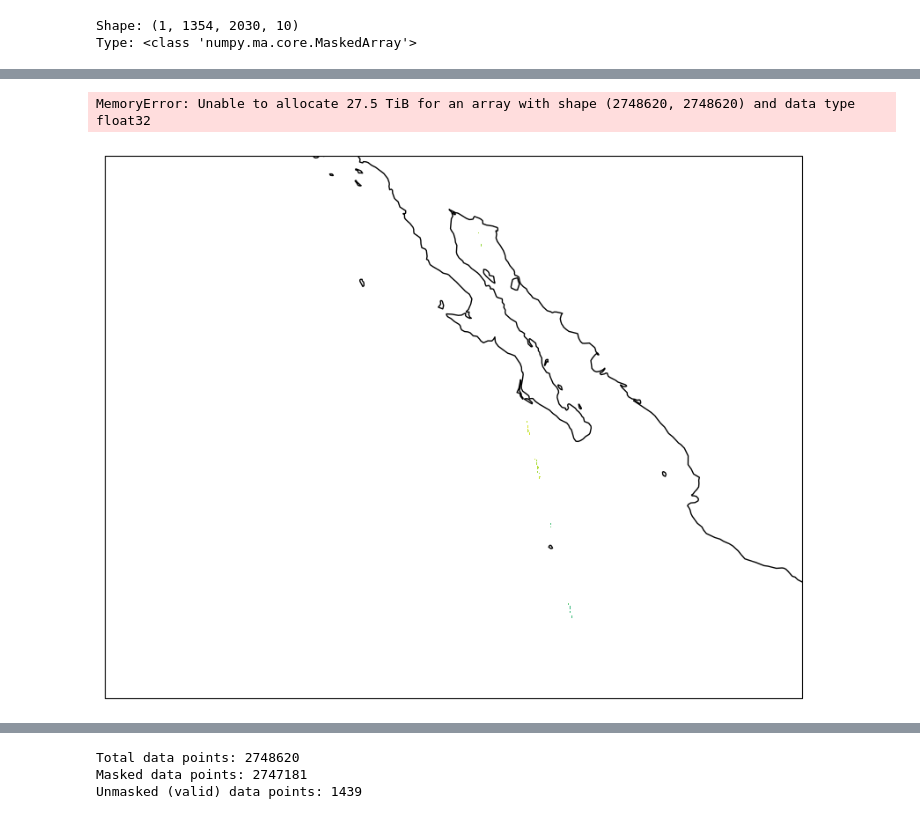
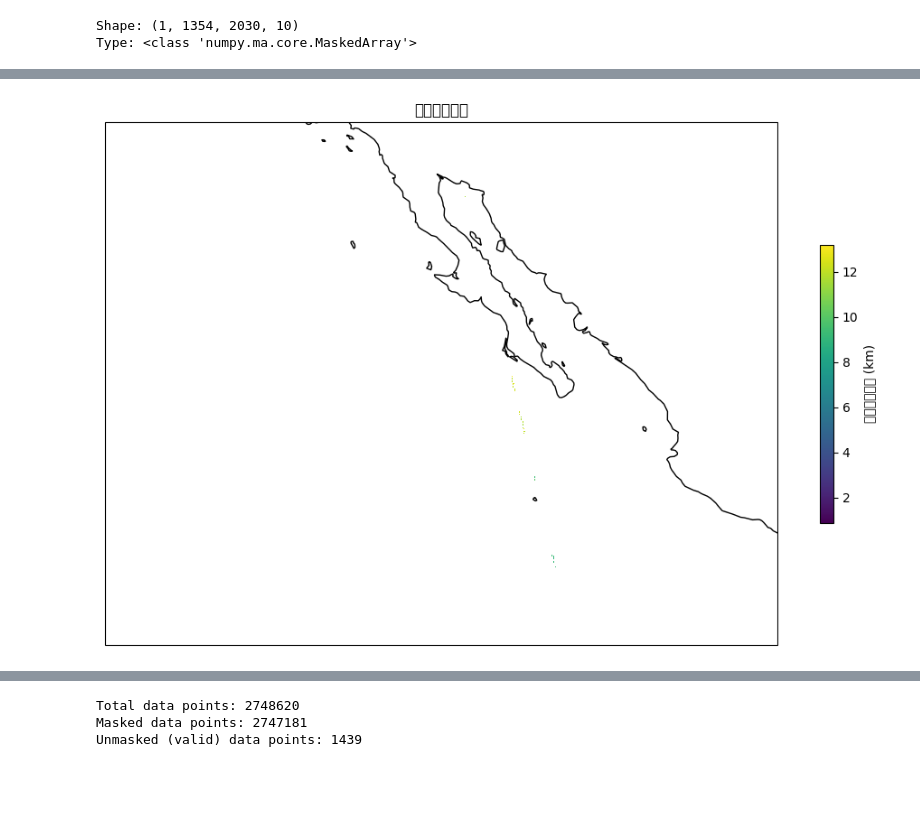
Before and after one commit to benerain/cloud-base-height, a Jupyter notebook: copy_pre.ipynb, the cells around one changed output, grey strips where cells are left out. Drawn from its saved outputs; the diff is of its cells as text; code cells hidden in the pictures; blank space fills up the shorter version.

```diff
--- a/copy_pre.ipynb
+++ b/copy_pre.ipynb
@@ -1371,36 +1365,31 @@ lon = longitude[0, :, :]
 import matplotlib.pyplot as plt
 import cartopy.crs as ccrs
 
 # 创建带投影的图形和轴
 fig = plt.figure(figsize=(12, 8))
 ax = plt.axes(projection=ccrs.PlateCarree())
 
 # 添加海岸线
 ax.coastlines()
 
 # 绘制云底高度
 cf = ax.pcolormesh(lon, lat, cloud_base, cmap='viridis', transform=ccrs.PlateCarree())
 
-lon2d, lat2d = np.meshgrid(lon, lat)  # 确保经纬度是二维的
-
-# 绘制云底高度，改用散点图
-scatter = ax.scatter(lon.compressed(), lat.compressed(), c=cloud_base.compressed(), s=10, cmap='viridis', transform=ccrs.PlateCarree(), alpha=0.5)
 
 # 添加颜色条
 cbar = plt.colorbar(cf, ax=ax, shrink=0.5)
 cbar.set_label('云层底部高度 (km)')
 
 # 设置标题
 plt.title('云层底部高度')
 
 # 显示图形
 plt.show()
 
 # 在每个位置取最小的云底高度
 cloud_base_min = np.ma.min(cloud_layer_base[0, :, :, :], axis=2)
 
 # 使用 'cloud_base_min' 进行绘图
 cf = ax.pcolormesh(lon, lat, cloud_base_min, cmap='viridis', transform=ccrs.PlateCarree())
 # %% [output]
-MemoryError: Unable to allocate 27.5 TiB for an array with shape (2748620, 2748620) and data type float32
-[figure, old version]
+[figure, new version]
```
Also changed, not shown: parts of 28 cells of this notebook.
